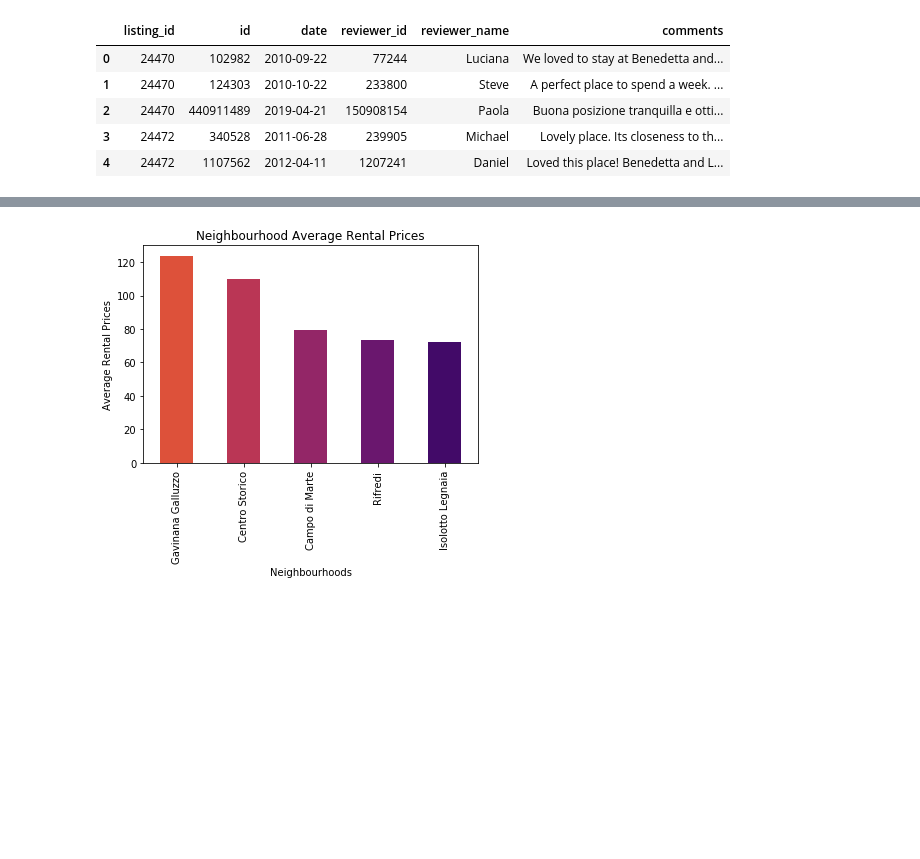
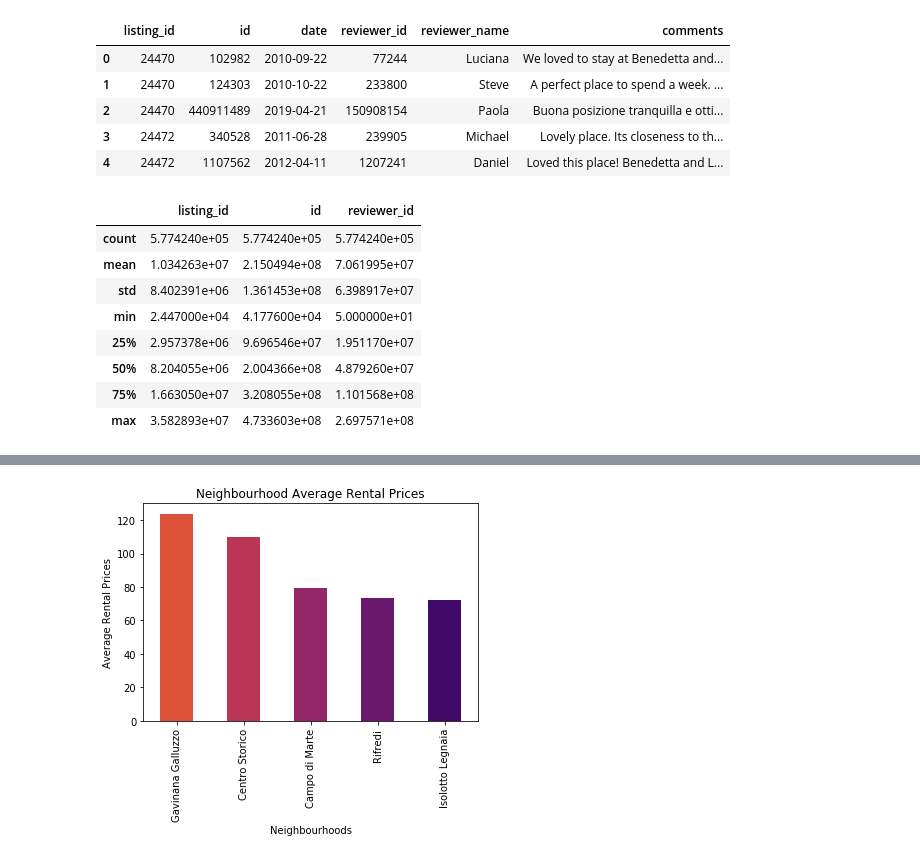
Before and after one commit to MohammadA7/florence-airbnb-analysis, a Jupyter notebook: florence-airbnb-analysis.ipynb, the cells around one changed output, grey strips where cells are left out. Saved outputs shown, nothing was run; the diff lists cells and outputs as text; code cells hidden in the pictures; blank space fills up the shorter version.

```diff
--- a/florence-airbnb-analysis.ipynb
+++ b/florence-airbnb-analysis.ipynb
@@ -52,3 +88,15 @@ reviews.head()
 | 2 | 24470 | 440911489 | 2019-04-21 | 150908154 | Paola | Buona posizione tranquilla e otti... |
 | 3 | 24472 | 340528 | 2011-06-28 | 239905 | Michael | Lovely place. Its closeness to th... |
 | 4 | 24472 | 1107562 | 2012-04-11 | 1207241 | Daniel | Loved this place! Benedetta and L... |
+# %%
+reviews.describe()
+# %% [output]
+|  | listing_id | id | reviewer_id |
+| count | 5.774240e+05 | 5.774240e+05 | 5.774240e+05 |
+| mean | 1.034263e+07 | 2.150494e+08 | 7.061995e+07 |
+| std | 8.402391e+06 | 1.361453e+08 | 6.398917e+07 |
+| min | 2.447000e+04 | 4.177600e+04 | 5.000000e+01 |
+| 25% | 2.957378e+06 | 9.696546e+07 | 1.951170e+07 |
+| 50% | 8.204055e+06 | 2.004366e+08 | 4.879260e+07 |
+| 75% | 1.663050e+07 | 3.208055e+08 | 1.101568e+08 |
+| max | 3.582893e+07 | 4.733603e+08 | 2.697571e+08 |
```
Also changed, not shown: parts of 27 cells of this notebook.
